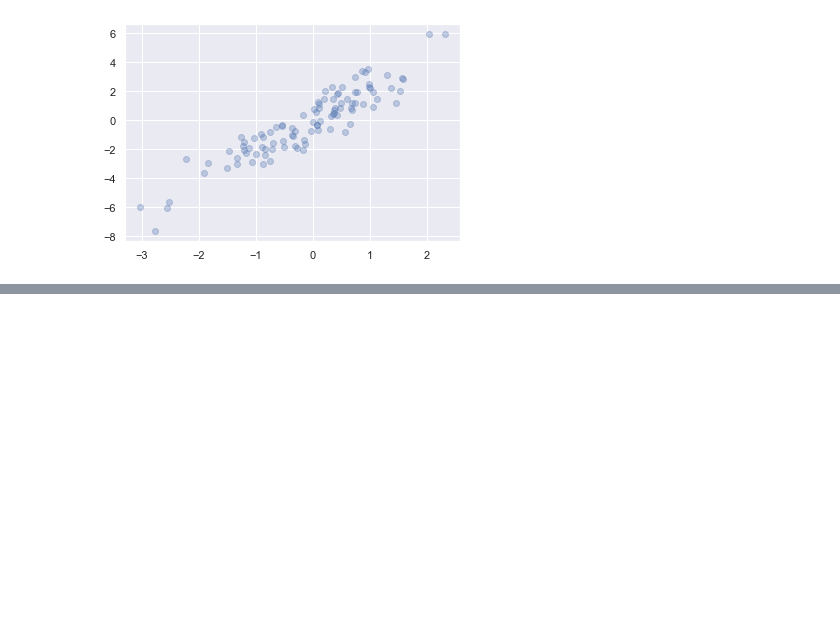
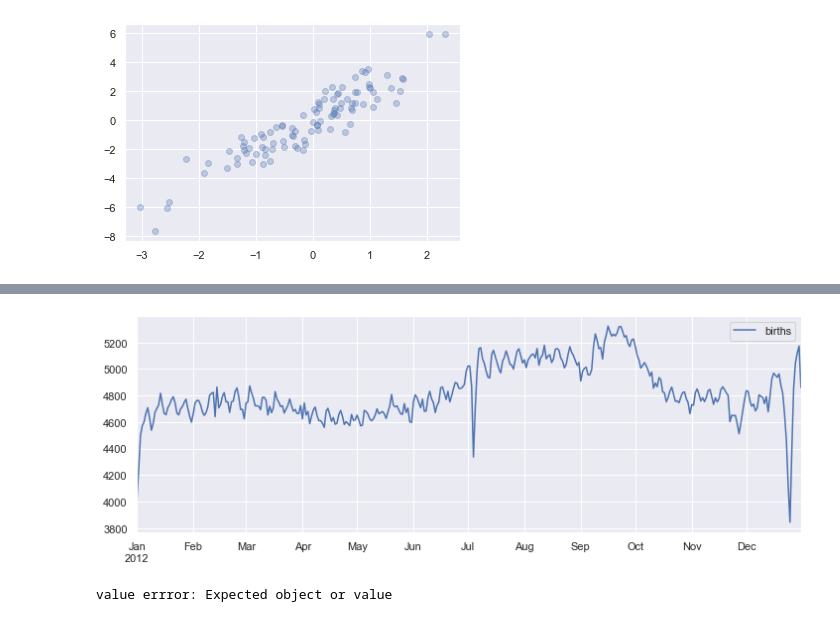
Before and after one commit to MCygert/scientificProject, a Jupyter notebook: notebooks/test.ipynb, the cells around one changed output, grey strips where cells are left out. Saved outputs shown, nothing was run; the diff lists cells and outputs as text; code cells hidden in the pictures; blank space fills up the shorter version.

```diff
--- a/notebooks/test.ipynb
+++ b/notebooks/test.ipynb
@@ -218,0 +283,14 @@ plt.scatter(selection[:, 0], selection[:, 1],
+# %%
+births_by_date = births.pivot_table('births', [births.index.month, births.index.day])
+births_by_date.index = [pd.datetime(2012, month, day) for (month, day) in births_by_date.index]
+fig, ax = plt.subplots(figsize=(12, 4))
+births_by_date.plot(ax=ax);
+# %% [output]
+[figure, added]
+# %%
+try:
+    recipes = pd.read_json('../data/recipeitems-latest.json')
+except ValueError as e:
+    print("value errror:", e)
+# %% [output]
+value errror: Expected object or value
```
Also changed, not shown: parts of 5 cells of this notebook.
